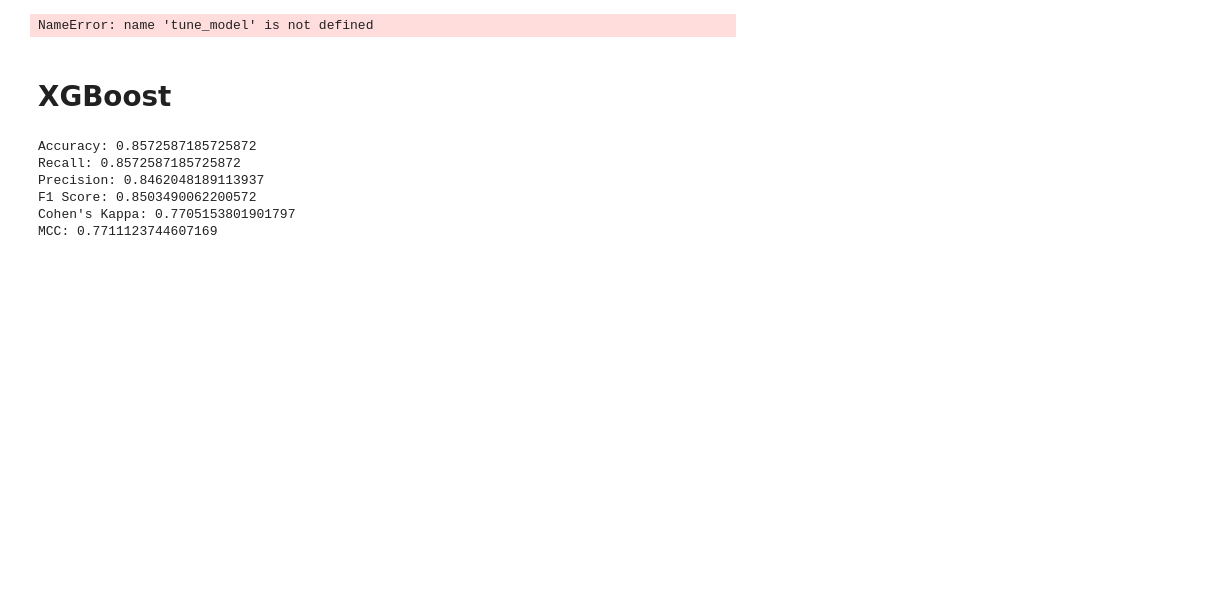
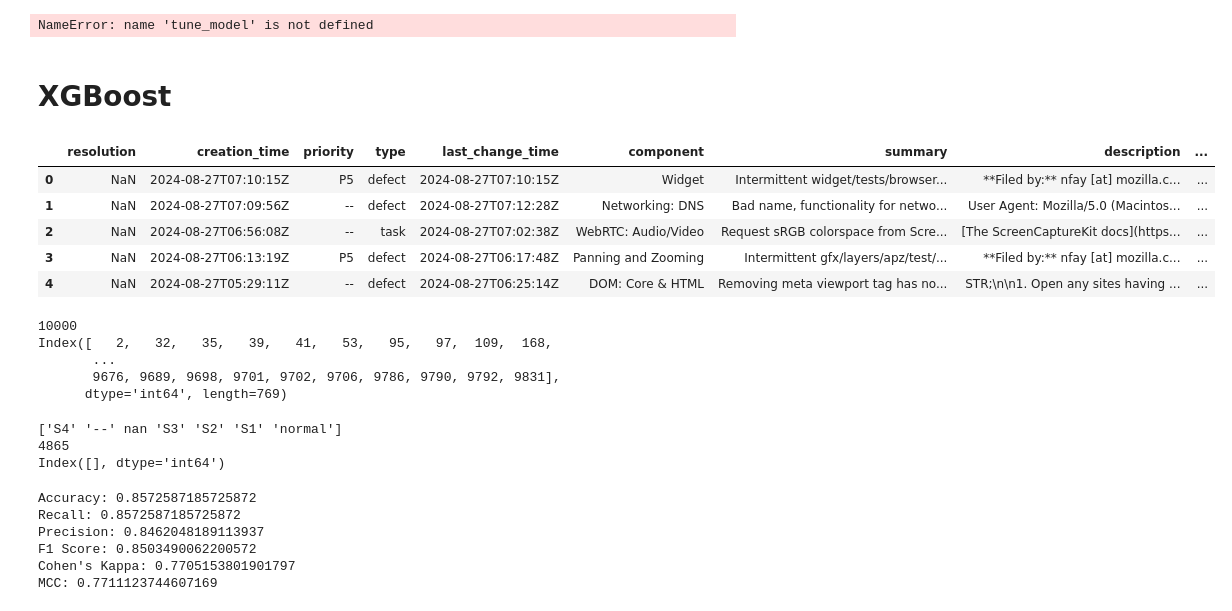
Before and after one commit to jonathano88/Data, a Jupyter notebook: analysis.ipynb, the cells around one changed output. Drawn from its saved outputs; the diff is of its cells as text; code cells hidden in the pictures; blank space fills up the shorter version.

```diff
--- a/analysis.ipynb
+++ b/analysis.ipynb
@@ -785,6 +784,50 @@ def run_kfold_model (model, X,y,K=10,graph=True):
             plt.show()
         s+=1
     return(regr)
+# %%
+data = pd.read_csv('dataset_20240907_plusP.csv', converters={'Pdescription': clean,'Psummary': clean})
+data = data.drop([
+    'Unnamed: 0.1'
+    ,'Unnamed: 0'
+    ,'assigned_to'
+    ,'assigned_to_detail.nick'
+    ,'assigned_to_detail.name'
+    ,'assigned_to_detail.email'
+    ,'product'
+    ,'classification'
+],axis=1)
+data.head()
+# %% [output]
+|  | resolution | creation_time | priority | type | last_change_time | component | summary | description | ... |
+| 0 | NaN | 2024-08-27T07:10:15Z | P5 | defect | 2024-08-27T07:10:15Z | Widget | Intermittent widget/tests/browser... | **Filed by:** nfay [at] mozilla.c... | ... |
+| 1 | NaN | 2024-08-27T07:09:56Z | -- | defect | 2024-08-27T07:12:28Z | Networking: DNS | Bad name, functionality for netwo... | User Agent: Mozilla/5.0 (Macintos... | ... |
+| 2 | NaN | 2024-08-27T06:56:08Z | -- | task | 2024-08-27T07:02:38Z | WebRTC: Audio/Video | Request sRGB colorspace from Scre... | [The ScreenCaptureKit docs](https... | ... |
+| 3 | NaN | 2024-08-27T06:13:19Z | P5 | defect | 2024-08-27T06:17:48Z | Panning and Zooming | Intermittent gfx/layers/apz/test/... | **Filed by:** nfay [at] mozilla.c... | ... |
+| 4 | NaN | 2024-08-27T05:29:11Z | -- | defect | 2024-08-27T06:25:14Z | DOM: Core & HTML | Removing meta viewport tag has no... | STR;\n\n1. Open any sites having ... | ... |
+# %%
+rows_with_nan(data,'severity')
+print(len(data))
+print(rows_with_nan(data,'severity').index)
+# data.rows_with_nan(data,'Psummary')
+# print(data.rows_with_nan(data,'Psummary').index)
+# %% [output]
+10000
+Index([   2,   32,   35,   39,   41,   53,   95,   97,  109,  168,
+       ...
+       9676, 9689, 9698, 9701, 9702, 9706, 9786, 9790, 9792, 9831],
+      dtype='int64', length=769)
+# %%
+print(data['severity'].unique())
+data.loc[data['severity']=='--'].head()
+data['severity'].replace('normal','S3')
+data = data[data['severity'] != '--']
+data = data.dropna(subset=['severity'])
+print(len(data))
+print(rows_with_nan(data,'severity').index)
+# %% [output]
+['S4' '--' nan 'S3' 'S2' 'S1' 'normal']
+4865
+Index([], dtype='int64')
 # %%
 from numpy import loadtxt
 import xgboost as xgb
```
Also changed, not shown: parts of 4 cells of this notebook.
